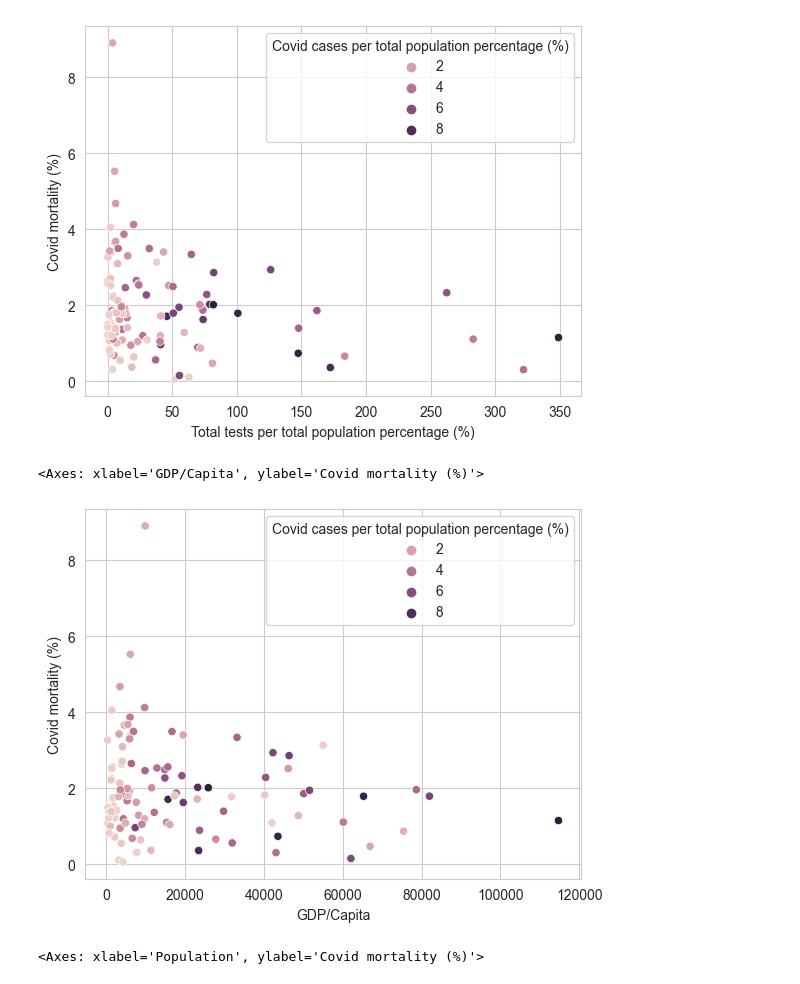
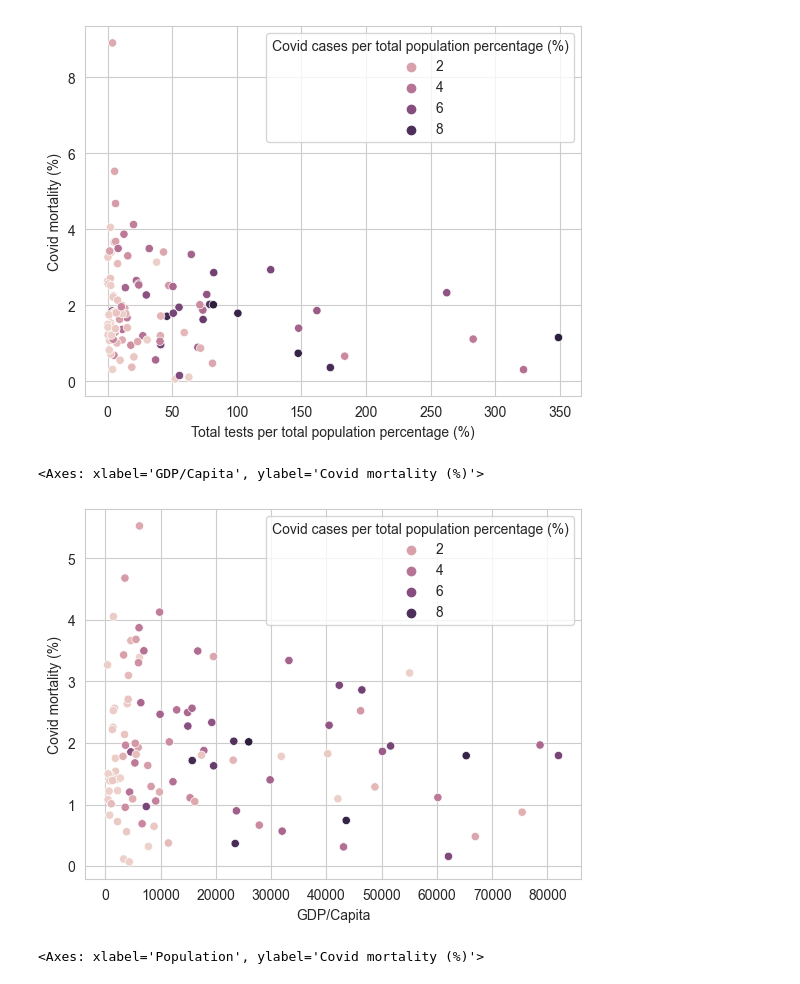
Before and after one commit to Andreas-Ts/Data-Mining-Project-Covid, a Jupyter notebook: Main.ipynb, the cells around one changed output. Cells and saved outputs as stored; diff of their text form; code cells hidden in the pictures.

```diff
--- a/Main.ipynb
+++ b/Main.ipynb
@@ -229,7 +214,25 @@ countries_stats['Total tests']= total_tests
 # %%
+total_cases=[]
+total_deaths=[]
+for dataframe in data_days_stats.values():
+    total_cases.append(dataframe.loc['2021-02-28','Cases'])
 
-countries_stats['Total deaths per total population percentage (%)']=countries_stats['Total deaths']/countries_stats['Population']*100
-countries_stats['Total tests per total population percentage (%)']=countries_stats['Total tests']/countries_stats['Population']*100
+
+countries_stats['Total cases']= total_cases
 countries_stats['Covid cases per total population percentage (%)']=countries_stats['Total cases']/countries_stats['Population']*100
+countries_stats['Covid cases per one thousand people']=countries_stats['Total cases']/countries_stats['Population']*1000
+# %%
+total_deaths=[]
+for dataframe in data_days_stats.values():
+
+    total_deaths.append(dataframe.loc['2021-02-28','Deaths'])
+
+
+countries_stats['Total deaths']= total_deaths
+countries_stats['Total deaths per total population percentage (%)']=countries_stats['Total deaths']/countries_stats['Population']*100
+countries_stats['Total deaths per one thousand people']=countries_stats['Total deaths']/countries_stats['Population']*1000
+# %%
+countries_stats['Covid mortality (%)']=countries_stats['Total deaths']/countries_stats['Total cases']*100
+countries_stats['Covid mortality per one thousand people']=countries_stats['Total deaths']/countries_stats['Total cases']*1000
 # %%
-countries_stats['Covid positivity of test cases (%)']=countries_stats['Total cases']/countries_stats['Total tests']*100
+countries_stats['Covid tests to cases ratio']=countries_stats['Total tests']/countries_stats['Total cases']
@@ -388,13 +330,13 @@ sns.scatterplot(data=plot_data,x=x_column,y=y_column,color='blue',hue='Covid cas
 # %%
 x_column='GDP/Capita'
 y_column='Covid mortality (%)'
 plot_data=countries_stats
-#plot_data=plot_data.drop(plot_data[x_column].idxmax())
-#plot_data=plot_data.drop(plot_data[y_column].idxmax()) #Use this to delete Mexico for plot visualization, in order to see in more detail the rest of the data
+plot_data=plot_data.drop(plot_data[x_column].idxmax())
+plot_data=plot_data.drop(plot_data[y_column].idxmax()) #Use this to delete Mexico for plot visualization, in order to see in more detail the rest of the data
 sns.scatterplot(data=plot_data,x=x_column,y=y_column,color='red',hue='Covid cases per total population percentage (%)')
 # %% [output]
 <Axes: xlabel='GDP/Capita', ylabel='Covid mortality (%)'>
-[figure, old version]
+[figure, new version]
 # %%
 x_column='Population'
 y_column='Covid mortality (%)'
```
Also changed, not shown: parts of 29 cells of this notebook.
